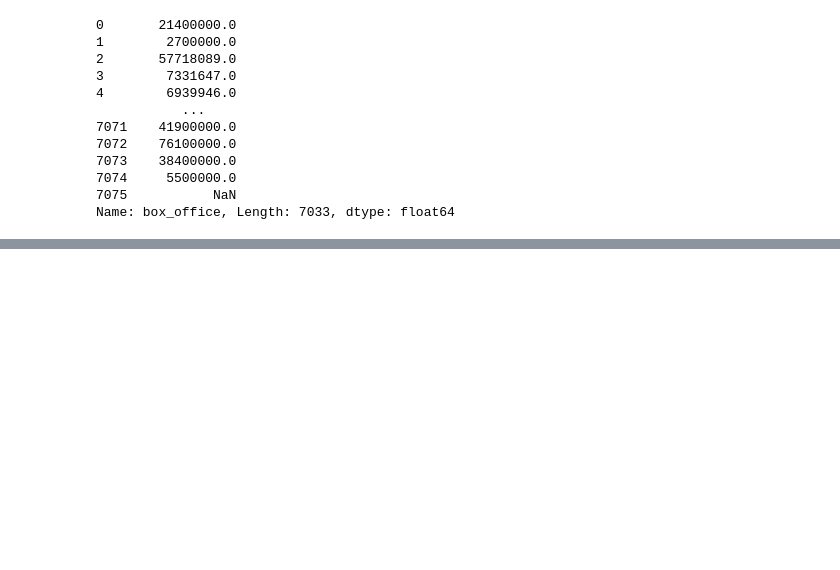
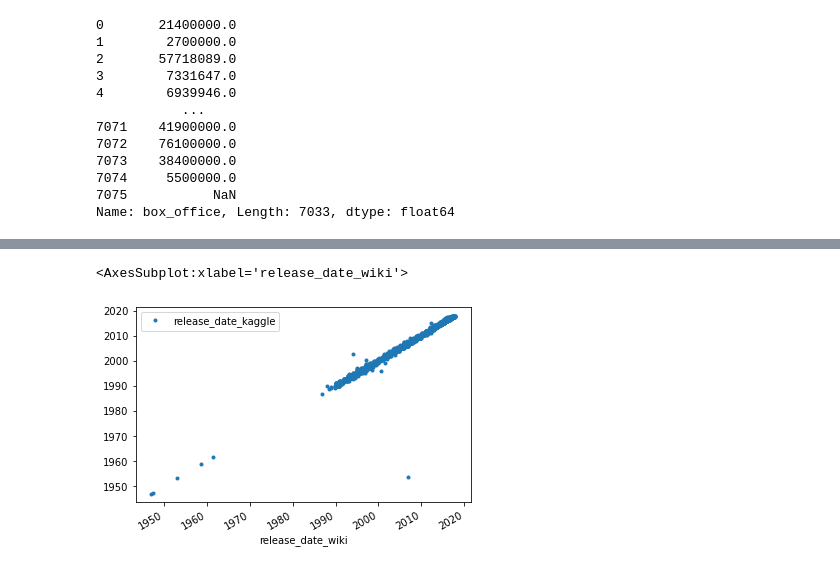
Before and after one commit to RARangel/Movies-ETL, a Jupyter notebook: Untitled.ipynb, the cells around one changed output, grey strips where cells are left out. Cells and saved outputs as stored; diff of their text form; code cells hidden in the pictures; blank space fills up the shorter version.

```diff
--- a/Untitled.ipynb
+++ b/Untitled.ipynb
@@ -691,0 +742,6 @@ movies_df = pd.merge(wiki_movies_df, kaggle_metadata, on='imdb_id', suffixes=['_
+# %%
+#movies_df.fillna(0).plot(x='box_office', y='revenue', kind='scatter')
+movies_df[['release_date_wiki','release_date_kaggle']].plot(x='release_date_wiki', y='release_date_kaggle', style='.')
+# %% [output]
+<AxesSubplot:xlabel='release_date_wiki'>
+[figure, added]
```
Also changed, not shown: parts of 88 cells of this notebook.
